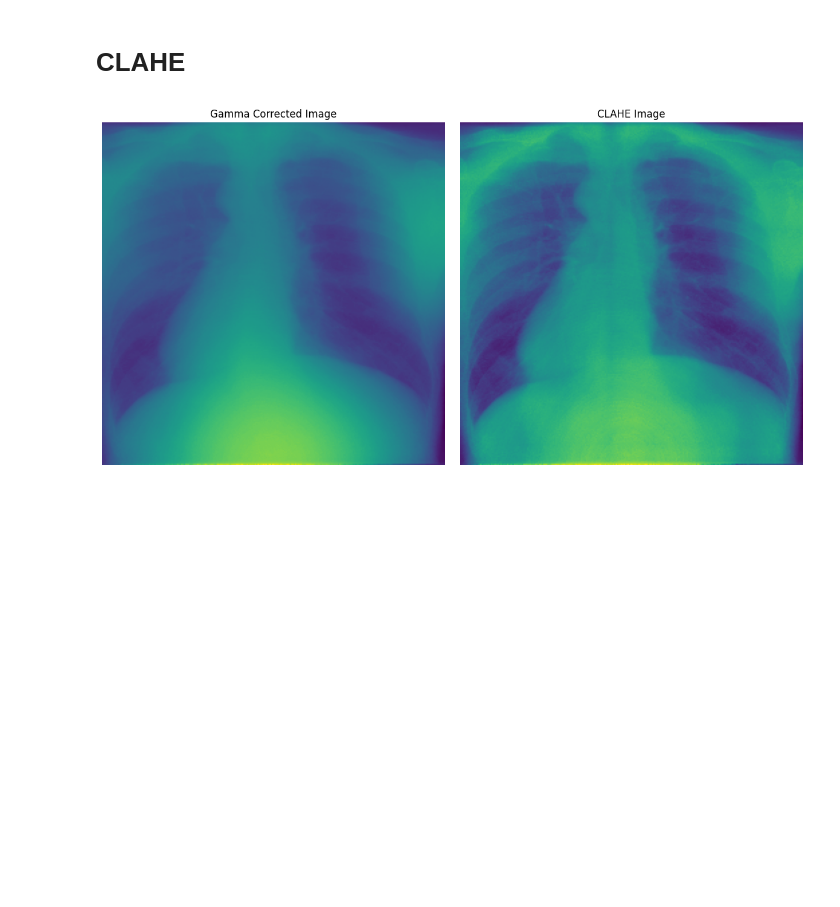
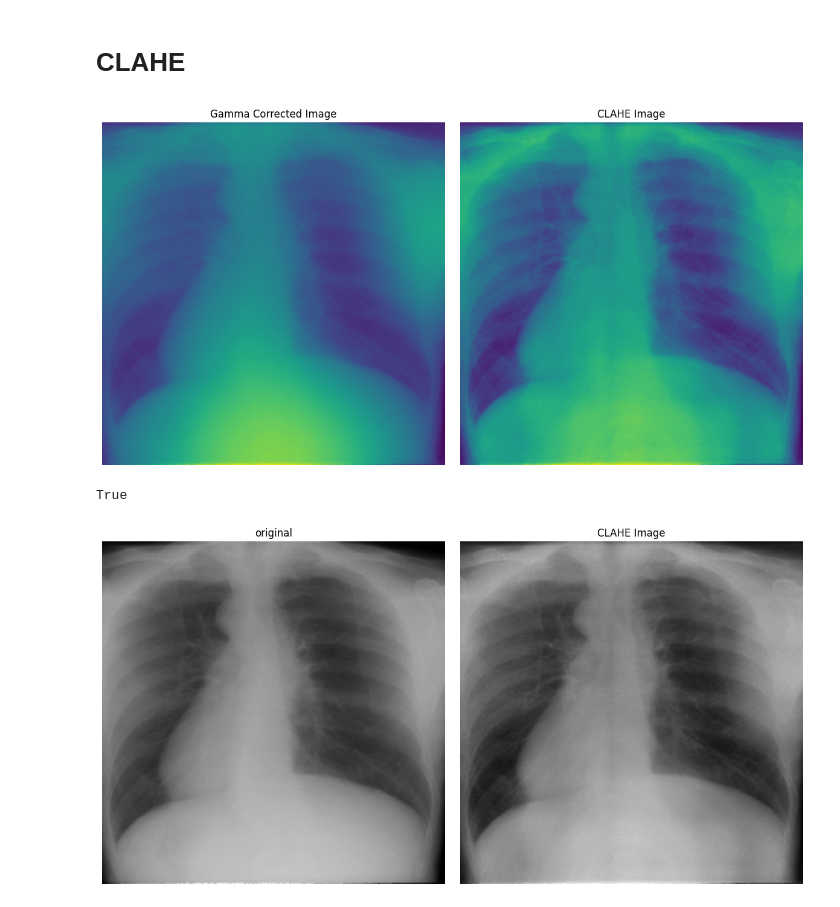
Before and after one commit to faliqadlan/scaling, a Jupyter notebook: pace.ipynb, the cells around one changed output. Drawn from its saved outputs; the diff is of its cells as text; code cells hidden in the pictures; blank space fills up the shorter version.

Commit message:
Implement new feature for advanced data visualization in Jupyter notebook

```diff
--- a/pace.ipynb
+++ b/pace.ipynb
@@ -480,5 +480,27 @@ plt.axis("off")
 
 plt.tight_layout()
 plt.show()
+
+# Save the CLAHE image
+cv2.imwrite("clahe_image.png", clahe_image)
 # %% [output]
 [figure]
+True
+# %%
+# compare clahe and original
+plt.figure(figsize=(12, 6))
+
+plt.subplot(1, 2, 1)
+plt.imshow(image, cmap="gray")
+plt.title("original")
+plt.axis("off")
+
+plt.subplot(1, 2, 2)
+plt.imshow(clahe_image, cmap="gray")
+plt.title("CLAHE Image")
+plt.axis("off")
+
+plt.tight_layout()
+plt.show()
+# %% [output]
+[figure, added]
```
Also changed, not shown: 1 other file.
